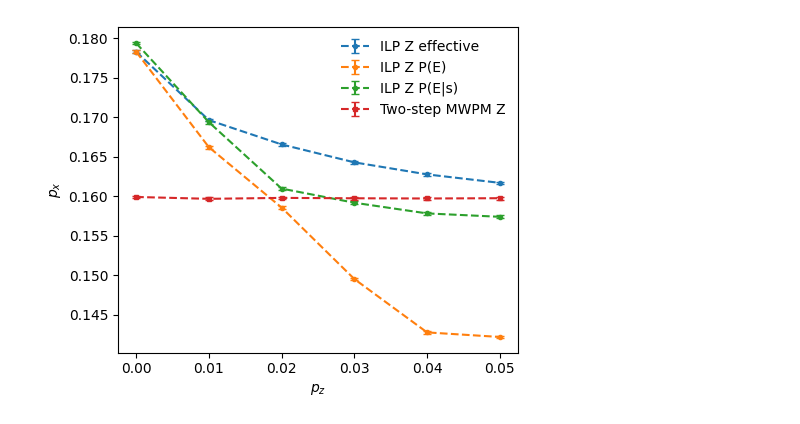
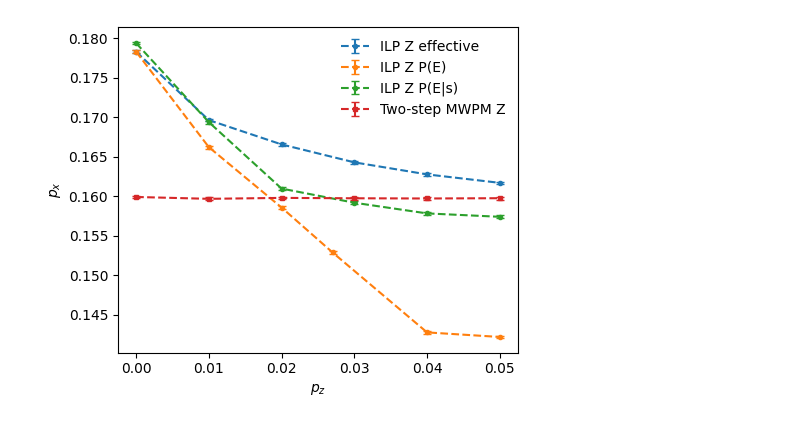
Before and after one commit to steamdou/TOPO-QC, a Jupyter notebook: data_plots/phase_diagram_Z_final.ipynb, the cells around one changed output. Saved outputs shown, nothing was run; the diff lists cells and outputs as text; code cells hidden in the pictures.

```diff
--- a/data_plots/phase_diagram_Z_final.ipynb
+++ b/data_plots/phase_diagram_Z_final.ipynb
@@ -2,34 +2,35 @@
 import numpy as np
 import matplotlib.pyplot as plt
 from matplotlib.patches import FancyArrowPatch
 
 pz = [0, 0.01, 0.02, 0.03, 0.04, 0.05]
+pz_E = [0, 0.01, 0.02, 0.027, 0.04, 0.05]
 
 heralded = [0.17936905, 0.16937081, 0.16097154, 0.15918198, 0.15783245, 0.15740289]
 heralded_error = [1.60684316e-04, 1.88845135e-04, 1.63284669e-04, 1.73094196e-04, 1.76853538e-04, 1.76709896e-04]
 
 unheralded = [0.15991093, 0.15967589, 0.15979468, 0.15974546, 0.15971821, 0.15975487]
 unheralded_error = [1.74870608e-04, 1.75585209e-04, 1.73853687e-04, 1.75349462e-04, 1.77996418e-04, 1.77628453e-04]
 
 heralded_eff = [0.17828065, 0.16962938, 0.16655462, 0.16428809, 0.16276494, 0.16169584]
 heralded_eff_error = [1.57912946e-04, 1.73299739e-04, 1.71910608e-04, 1.67339648e-04, 1.72563772e-04, 1.70252526e-04]
 
-heralded_E = [0.17828065, 0.16621118, 0.15857435, 1.49538788e-01, 0.14278795, 0.142209]
-heralded_E_error = [1.57912946e-04, 1.90648798e-04, 1.89510738e-04, 1.09476010e-04, 1.97509909e-04, 1.19467047e-04]
+heralded_E = [0.17828065, 0.16621118, 0.15857435, 0.15290281, 0.14278795, 0.142209]
+heralded_E_error = [1.57912946e-04, 1.90648798e-04, 1.89510738e-04, 1.96950306e-04, 1.97509909e-04, 1.19467047e-04]
 
 
 plt.figure(figsize=(5, 4))
 plt.errorbar(pz, heralded_eff, yerr=heralded_eff_error, marker='o', markersize=3, linestyle='--', capsize=3, label='ILP Z effective')
-plt.errorbar(pz, heralded_E, yerr=heralded_E_error, marker='o', markersize=3, linestyle='--', capsize=3, label='ILP Z P(E)')
+plt.errorbar(pz_E, heralded_E, yerr=heralded_E_error, marker='o', markersize=3, linestyle='--', capsize=3, label='ILP Z P(E)')
 plt.errorbar(pz, heralded, yerr=heralded_error, marker='o', markersize=3, linestyle='--', capsize=3, label='ILP Z P(E|s)')
 plt.errorbar(pz, unheralded, yerr=unheralded_error, marker='s', markersize=3, linestyle='--', capsize=3, label='Two-step MWPM Z')
 
 
 plt.xlabel(r'$p_z$')
 plt.ylabel(r'$p_x$')
 plt.legend(frameon=False)
 
 plt.tight_layout()
 plt.show()
 # %% [output]
-[figure, old version]
+[figure, new version]
```
Also changed, not shown: 1 other file.
